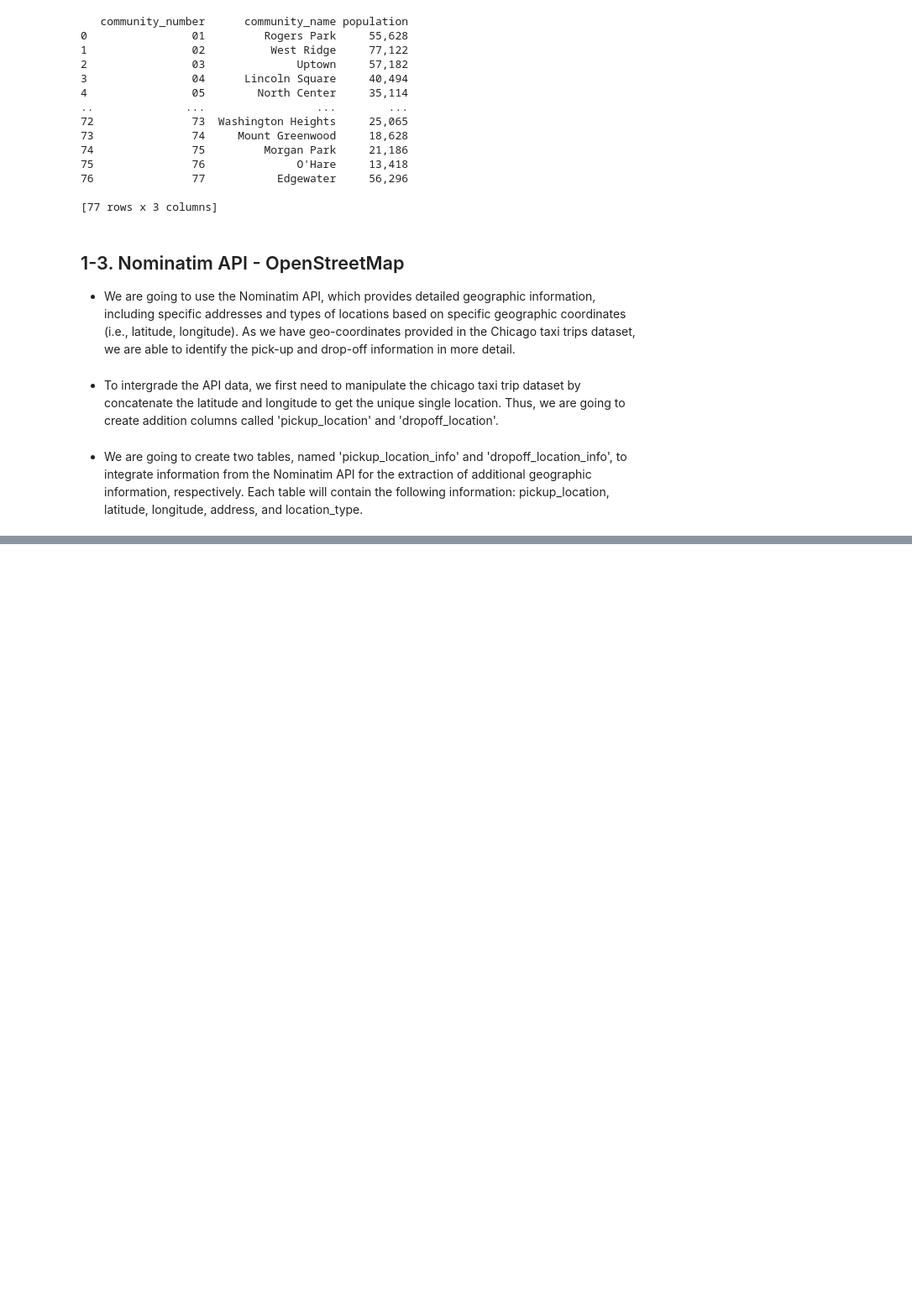
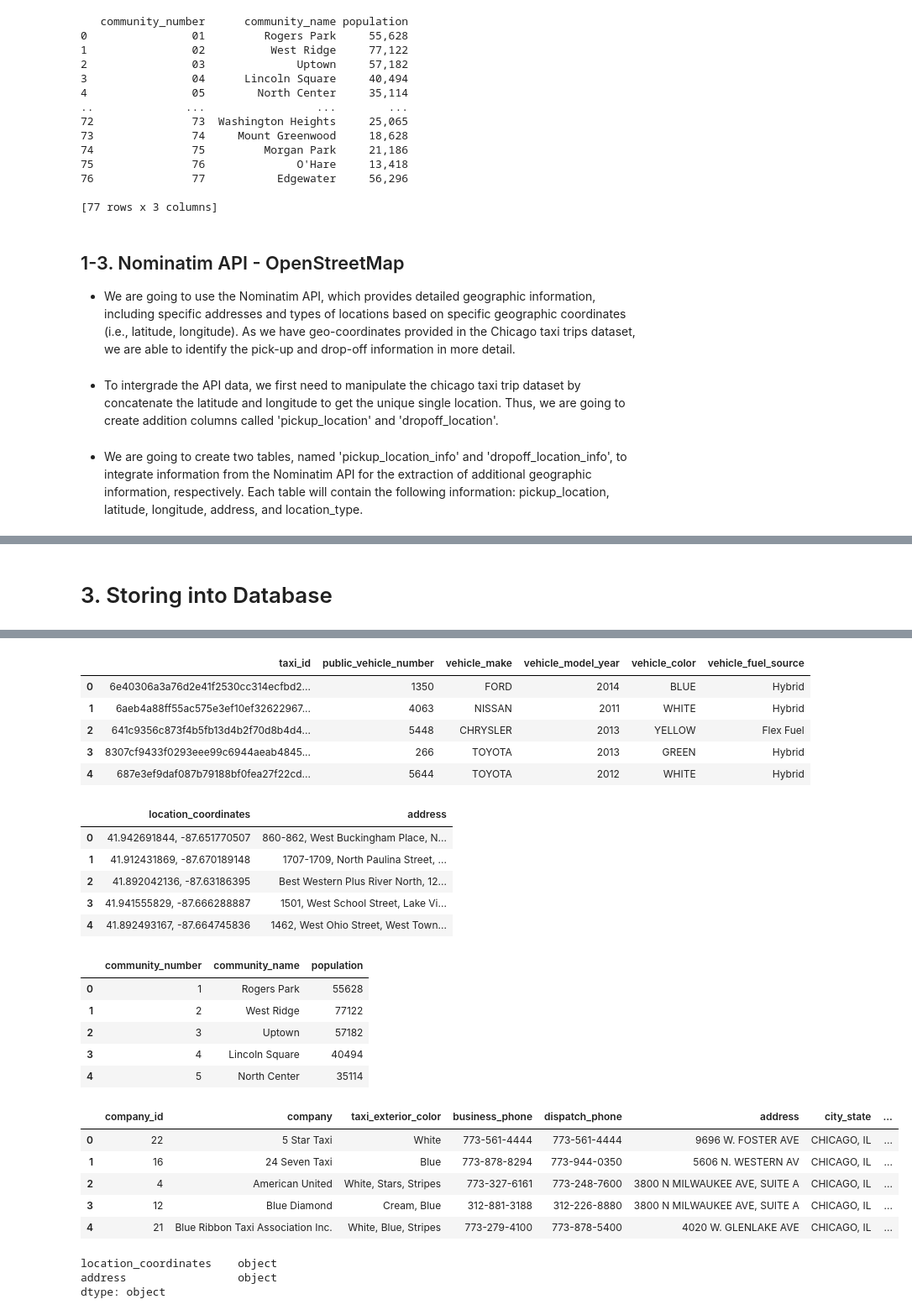
Before and after one commit to dooinn/taxi_location_recommender, a Jupyter notebook: data_collection.ipynb, the cells around one changed output, grey strips where cells are left out. Shown: that part at 84% size. Cells and saved outputs as stored; diff of their text form; code cells hidden in the pictures; blank space fills up the shorter version.

```diff
--- a/data_collection.ipynb
+++ b/data_collection.ipynb
@@ -237,0 +324,3 @@ trip_seconds_null
+# %%
+community['community_number'] = community['community_number'].astype('Int64')
+community['population'] = community['population'].str.replace(',','').astype('Int64')
@@ -237,0 +383,2 @@ trip_seconds_null
+# %%
+location = location_info.copy()
@@ -237,0 +462,14 @@ trip_seconds_null
+# %%
+taxi.columns = taxi.columns.str.lower()
+taxi.columns = taxi.columns.str.replace(' ', '_')
+# %%
+taxi['vehicle_model_year'] = taxi['vehicle_model_year'].astype('Int64')
+# %% [markdown]
+# 3. Storing into Database
+# %%
+display(trips.head())
+display(taxi.head())
+display(location.head())
+display(community.head())
+display(company.head())
+# %% [output]
@@ -237,0 +482,34 @@ trip_seconds_null
+|  | taxi_id | public_vehicle_number | vehicle_make | vehicle_model_year | vehicle_color | vehicle_fuel_source |
+| 0 | 6e40306a3a76d2e41f2530cc314ecfbd2... | 1350 | FORD | 2014 | BLUE | Hybrid |
+| 1 | 6aeb4a88ff55ac575e3ef10ef32622967... | 4063 | NISSAN | 2011 | WHITE | Hybrid |
+| 2 | 641c9356c873f4b5fb13d4b2f70d8b4d4... | 5448 | CHRYSLER | 2013 | YELLOW | Flex Fuel |
+| 3 | 8307cf9433f0293eee99c6944aeab4845... | 266 | TOYOTA | 2013 | GREEN | Hybrid |
+| 4 | 687e3ef9daf087b79188bf0fea27f22cd... | 5644 | TOYOTA | 2012 | WHITE | Hybrid |
+|  | location_coordinates | address |
+| 0 | 41.942691844, -87.651770507 | 860-862, West Buckingham Place, N... |
+| 1 | 41.912431869, -87.670189148 | 1707-1709, North Paulina Street, ... |
+| 2 | 41.892042136, -87.63186395 | Best Western Plus River North, 12... |
+| 3 | 41.941555829, -87.666288887 | 1501, West School Street, Lake Vi... |
+| 4 | 41.892493167, -87.664745836 | 1462, West Ohio Street, West Town... |
+|  | community_number | community_name | population |
+| 0 | 1 | Rogers Park | 55628 |
+| 1 | 2 | West Ridge | 77122 |
+| 2 | 3 | Uptown | 57182 |
+| 3 | 4 | Lincoln Square | 40494 |
+| 4 | 5 | North Center | 35114 |
+|  | company_id | company | taxi_exterior_color | business_phone | dispatch_phone | address | city_state | ... |
+| 0 | 22 | 5 Star Taxi | White | 773-561-4444 | 773-561-4444 | 9696 W. FOSTER AVE | CHICAGO, IL | ... |
+| 1 | 16 | 24 Seven Taxi | Blue | 773-878-8294 | 773-944-0350 | 5606 N. WESTERN AV | CHICAGO, IL | ... |
+| 2 | 4 | American United | White, Stars, Stripes | 773-327-6161 | 773-248-7600 | 3800 N MILWAUKEE AVE, SUITE A | CHICAGO, IL | ... |
+| 3 | 12 | Blue Diamond | Cream, Blue | 312-881-3188 | 312-226-8880 | 3800 N MILWAUKEE AVE, SUITE A | CHICAGO, IL | ... |
+| 4 | 21 | Blue Ribbon Taxi Association Inc. | White, Blue, Stripes | 773-279-4100 | 773-878-5400 | 4020 W. GLENLAKE AVE | CHICAGO, IL | ... |
+# %%
+display(location.dtypes)
+# display(taxi.dtypes)
+# display(community.dtypes)
+# display(company.dtypes)
+# display(location.dtypes)
+# %% [output]
+location_coordinates    object
+address                 object
+dtype: object
```
Also changed, not shown: parts of 41 cells of this notebook, 4 other files.
